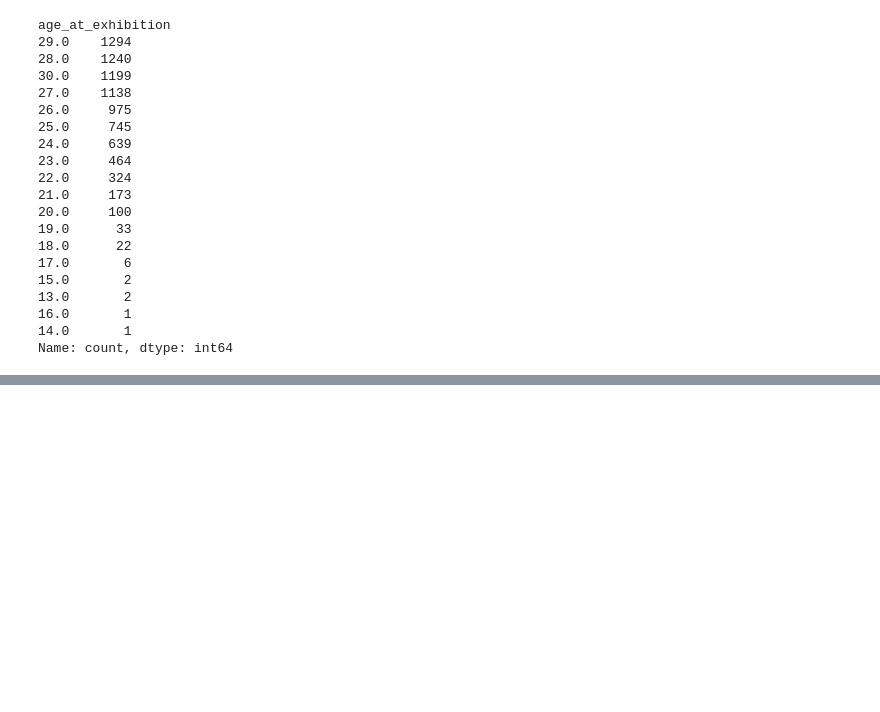
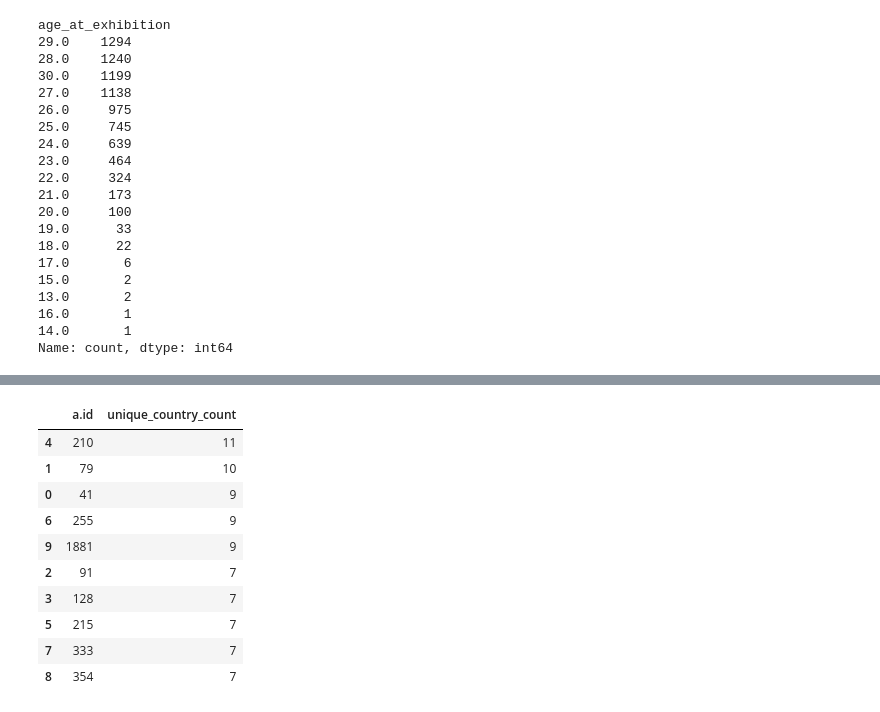
Before and after one commit to Annika-Loos/InfoVis_Group21, a Jupyter notebook: analysis.ipynb, the cells around one changed output, grey strips where cells are left out. Drawn from its saved outputs; the diff is of its cells as text; code cells hidden in the pictures; blank space fills up the shorter version.

```diff
--- a/analysis.ipynb
+++ b/analysis.ipynb
@@ -362,0 +502,20 @@ Name: count, dtype: int64
+# %%
+artist_country_counts = top_international_rows.groupby('a.id')['e.country'].nunique().reset_index(name='unique_country_count')
+
+# Sort by the number of unique countries in descending order for better visibility
+artist_country_counts = artist_country_counts.sort_values(by='unique_country_count', ascending=False)
+
+# Display the result
+artist_country_counts
+# %% [output]
+|  | a.id | unique_country_count |
+| 4 | 210 | 11 |
+| 1 | 79 | 10 |
+| 0 | 41 | 9 |
+| 6 | 255 | 9 |
+| 9 | 1881 | 9 |
+| 2 | 91 | 7 |
+| 3 | 128 | 7 |
+| 5 | 215 | 7 |
+| 7 | 333 | 7 |
+| 8 | 354 | 7 |
```
Also changed, not shown: parts of 7 cells of this notebook.
